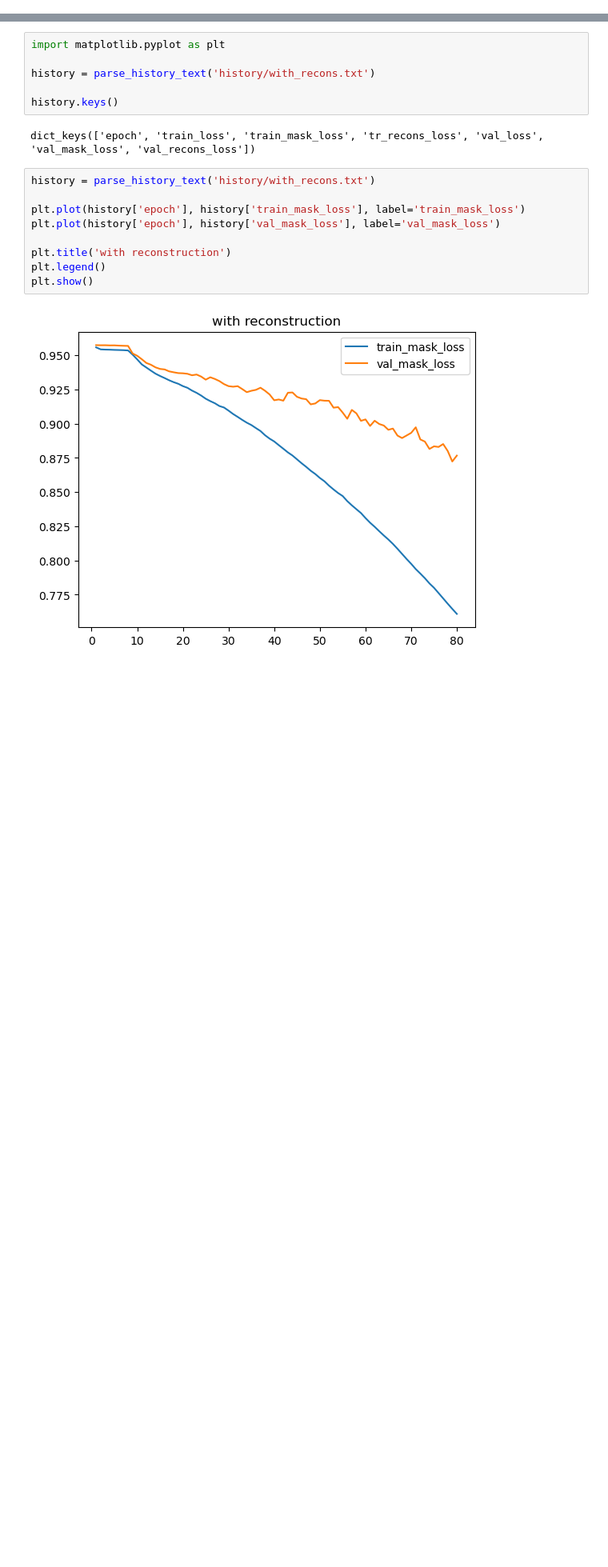
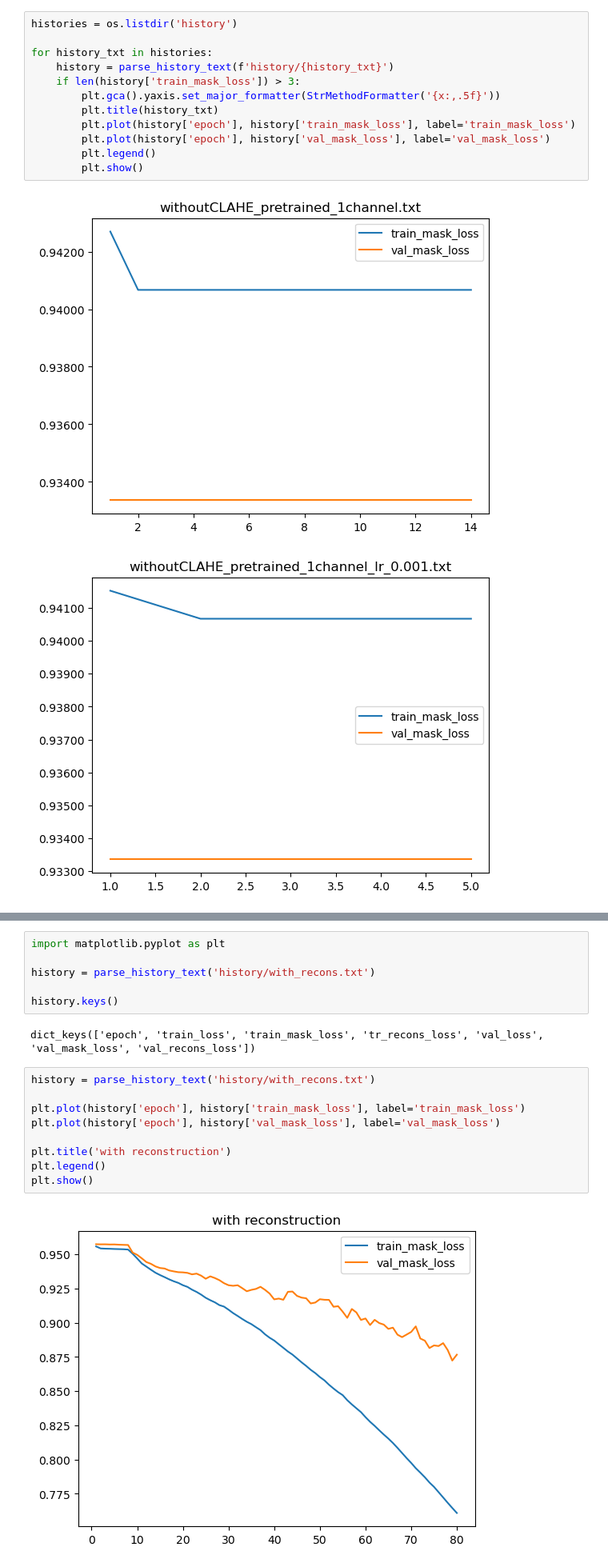
Before and after one commit to ktm379/DR-GeuAl, a Jupyter notebook: code/history_plot.ipynb, the cells around one changed output, grey strips where cells are left out. Shown: that part at 80% size. Saved outputs shown, nothing was run; the diff lists cells and outputs as text; blank space fills up the shorter version.

```diff
--- a/code/history_plot.ipynb
+++ b/code/history_plot.ipynb
@@ -8,0 +21,15 @@ os.listdir('history')
+# %%
+histories = os.listdir('history')
+
+for history_txt in histories:
+    history = parse_history_text(f'history/{history_txt}')
+    if len(history['train_mask_loss']) > 3:
+        plt.gca().yaxis.set_major_formatter(StrMethodFormatter('{x:,.5f}'))
+        plt.title(history_txt)
+        plt.plot(history['epoch'], history['train_mask_loss'], label='train_mask_loss')
+        plt.plot(history['epoch'], history['val_mask_loss'], label='val_mask_loss')
+        plt.legend()
+        plt.show()
+# %% [output]
+[figure, added]
+[figure, added]
```
Also changed, not shown: parts of 3 cells of this notebook, 21 other files.
